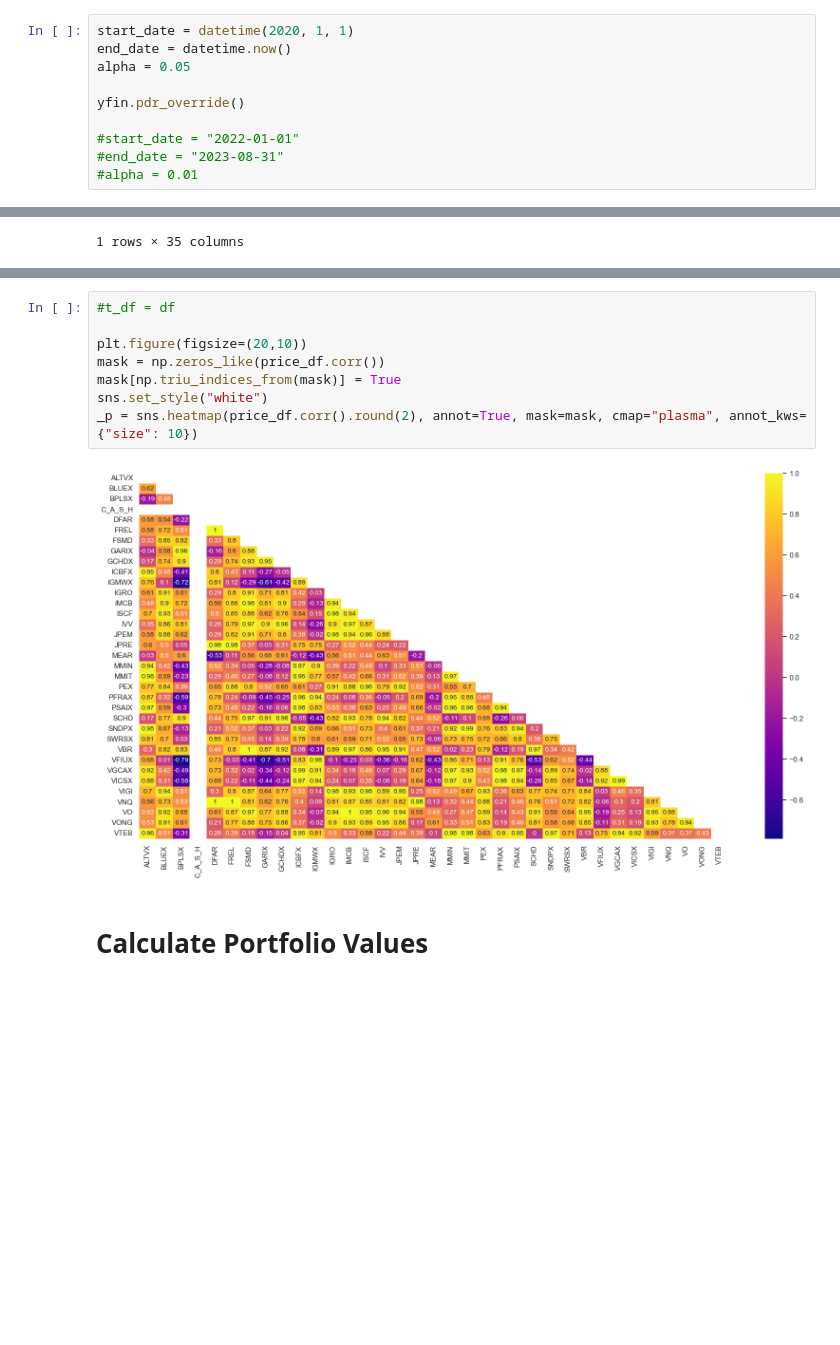
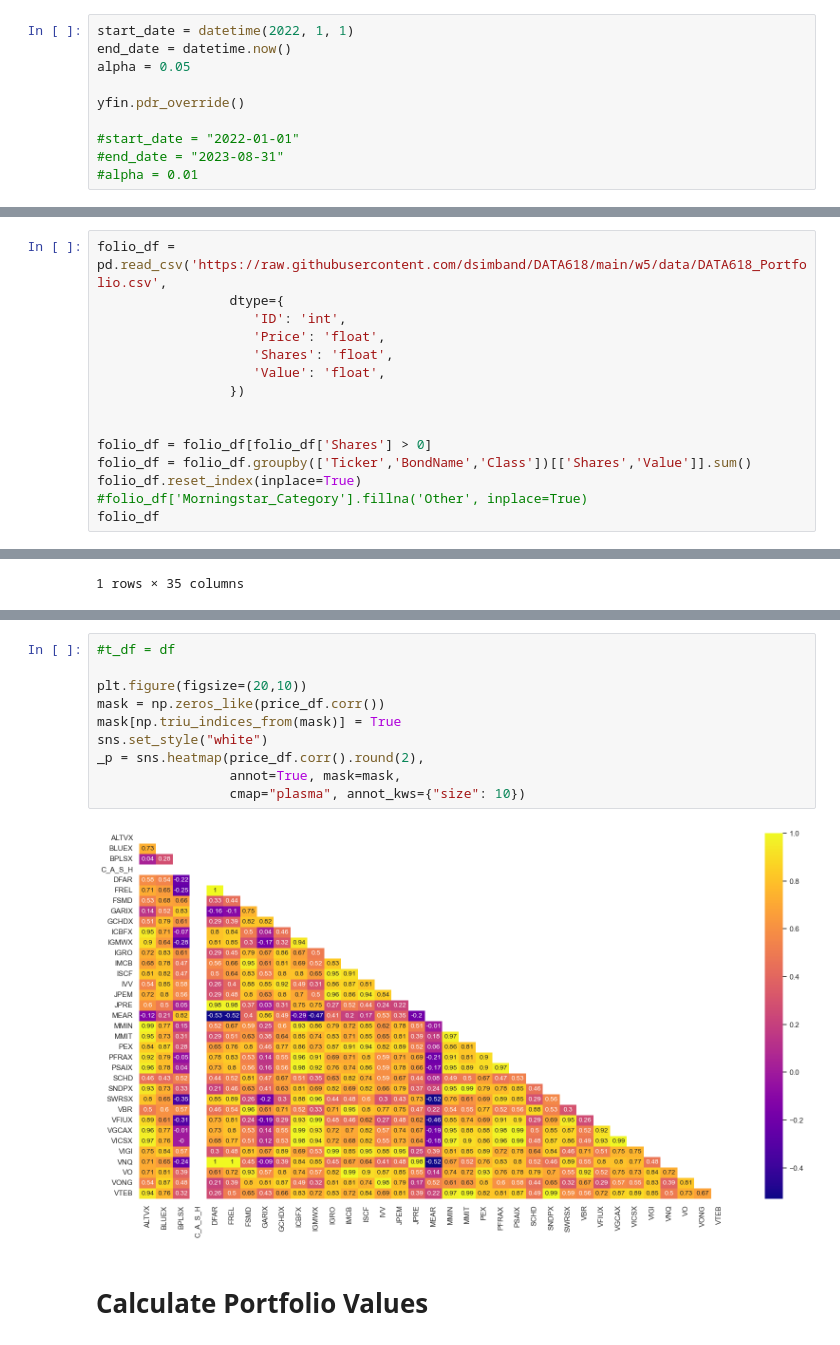
Before and after one commit to dsimband/DATA618, a Jupyter notebook: w5/DATA618_W5_VaR.ipynb, the cells around one changed output, grey strips where cells are left out. Cells and saved outputs as stored; diff of their text form; blank space fills up the shorter version.

```diff
--- a/w5/DATA618_W5_VaR.ipynb
+++ b/w5/DATA618_W5_VaR.ipynb
@@ -26,7 +26,7 @@ Document your work in a presentation and post it to the Discussion Forum and com
 # %% [markdown]
 # Variables
 # %%
-start_date = datetime(2020, 1, 1)
+start_date = datetime(2022, 1, 1)
 end_date = datetime.now()
 alpha = 0.05
 
@@ -86,0 +42,15 @@ folio_df
+# %%
+folio_df = pd.read_csv('https://raw.githubusercontent.com/dsimband/DATA618/main/w5/data/DATA618_Portfolio.csv',
+                 dtype={
+                    'ID': 'int',
+                    'Price': 'float',
+                    'Shares': 'float',
+                    'Value': 'float',
+                 })
+
+
+folio_df = folio_df[folio_df['Shares'] > 0]
+folio_df = folio_df.groupby(['Ticker','BondName','Class'])[['Shares','Value']].sum()
+folio_df.reset_index(inplace=True)
+#folio_df['Morningstar_Category'].fillna('Other', inplace=True)
+folio_df
@@ -157,13 +157,15 @@ price_df.query("index == '2023-09-11 00:00:00'")
 # %%
 #t_df = df
 
 plt.figure(figsize=(20,10))
 mask = np.zeros_like(price_df.corr())
 mask[np.triu_indices_from(mask)] = True
 sns.set_style("white")
-_p = sns.heatmap(price_df.corr().round(2), annot=True, mask=mask, cmap="plasma", annot_kws={"size": 10})
+_p = sns.heatmap(price_df.corr().round(2),
+                 annot=True, mask=mask,
+                 cmap="plasma", annot_kws={"size": 10})
 # %% [output]
-[figure, old version]
+[figure, new version]
 # %% [markdown]
 # Calculate Portfolio Values
 # %%
```
Also changed, not shown: parts of 27 cells of this notebook, 3 other files.
